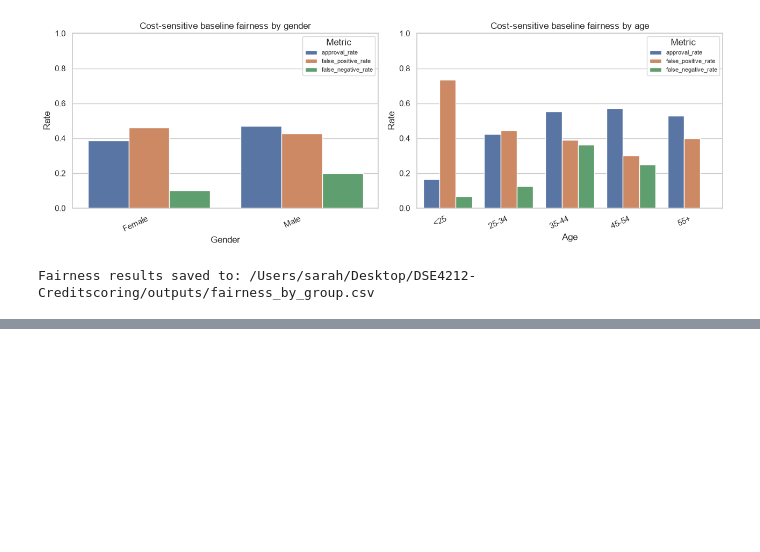
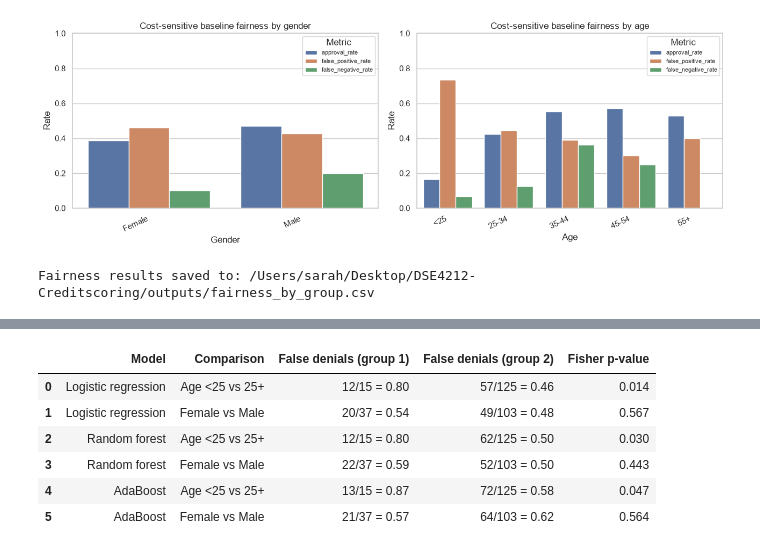
Before and after one commit to saltypassion/DSE4212-Creditscoring, a Jupyter notebook: credit_scoring.ipynb, the cells around one changed output, grey strips where cells are left out. Saved outputs shown, nothing was run; the diff lists cells and outputs as text; code cells hidden in the pictures; blank space fills up the shorter version.

```diff
--- a/credit_scoring.ipynb
+++ b/credit_scoring.ipynb
@@ -2540 +2547,26 @@ keeps working.
+# %%
+# Are the false-denial gaps larger than chance? Fisher exact test on good clients only
+from scipy.stats import fisher_exact
+
+tests = []
+for m in FINAL:
+    t = by_model[m]
+    for label, a, b in [("Age <25 vs 25+", ["<25"], ["25-34", "35-44", "45-54", "55+"]),
+                        ("Female vs Male", ["Female"], ["Male"])]:
+        den_a, good_a = t.loc[a, "false_denial_n"].sum(), t.loc[a, "actual_good_n"].sum()
+        den_b, good_b = t.loc[b, "false_denial_n"].sum(), t.loc[b, "actual_good_n"].sum()
+        _, p_value = fisher_exact([[den_a, good_a - den_a], [den_b, good_b - den_b]])
+        tests.append({"Model": m, "Comparison": label,
+                      "False denials (group 1)": f"{den_a}/{good_a} = {den_a / good_a:.2f}",
+                      "False denials (group 2)": f"{den_b}/{good_b} = {den_b / good_b:.2f}",
+                      "Fisher p-value": round(p_value, 3)})
+pd.DataFrame(tests)
+# %% [output]
+|  | Model | Comparison | False denials (group 1) | False denials (group 2) | Fisher p-value |
+| 0 | Logistic regression | Age <25 vs 25+ | 12/15 = 0.80 | 57/125 = 0.46 | 0.014 |
+| 1 | Logistic regression | Female vs Male | 20/37 = 0.54 | 49/103 = 0.48 | 0.567 |
+| 2 | Random forest | Age <25 vs 25+ | 12/15 = 0.80 | 62/125 = 0.50 | 0.030 |
+| 3 | Random forest | Female vs Male | 22/37 = 0.59 | 52/103 = 0.50 | 0.443 |
+| 4 | AdaBoost | Age <25 vs 25+ | 13/15 = 0.87 | 72/125 = 0.58 | 0.047 |
+| 5 | AdaBoost | Female vs Male | 21/37 = 0.57 | 64/103 = 0.62 | 0.564 |
 # %%
```
Also changed, not shown: parts of 15 cells of this notebook, 3 other files.
